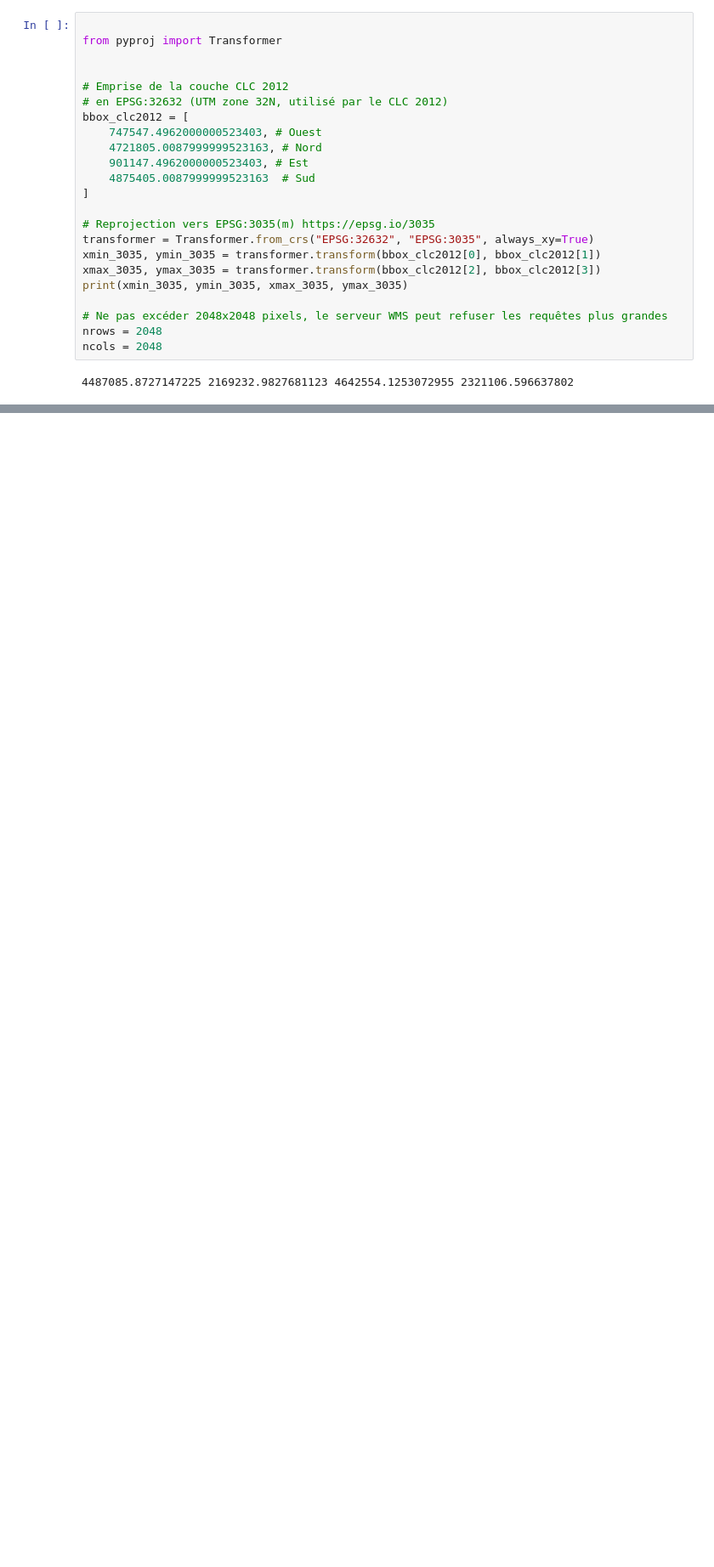
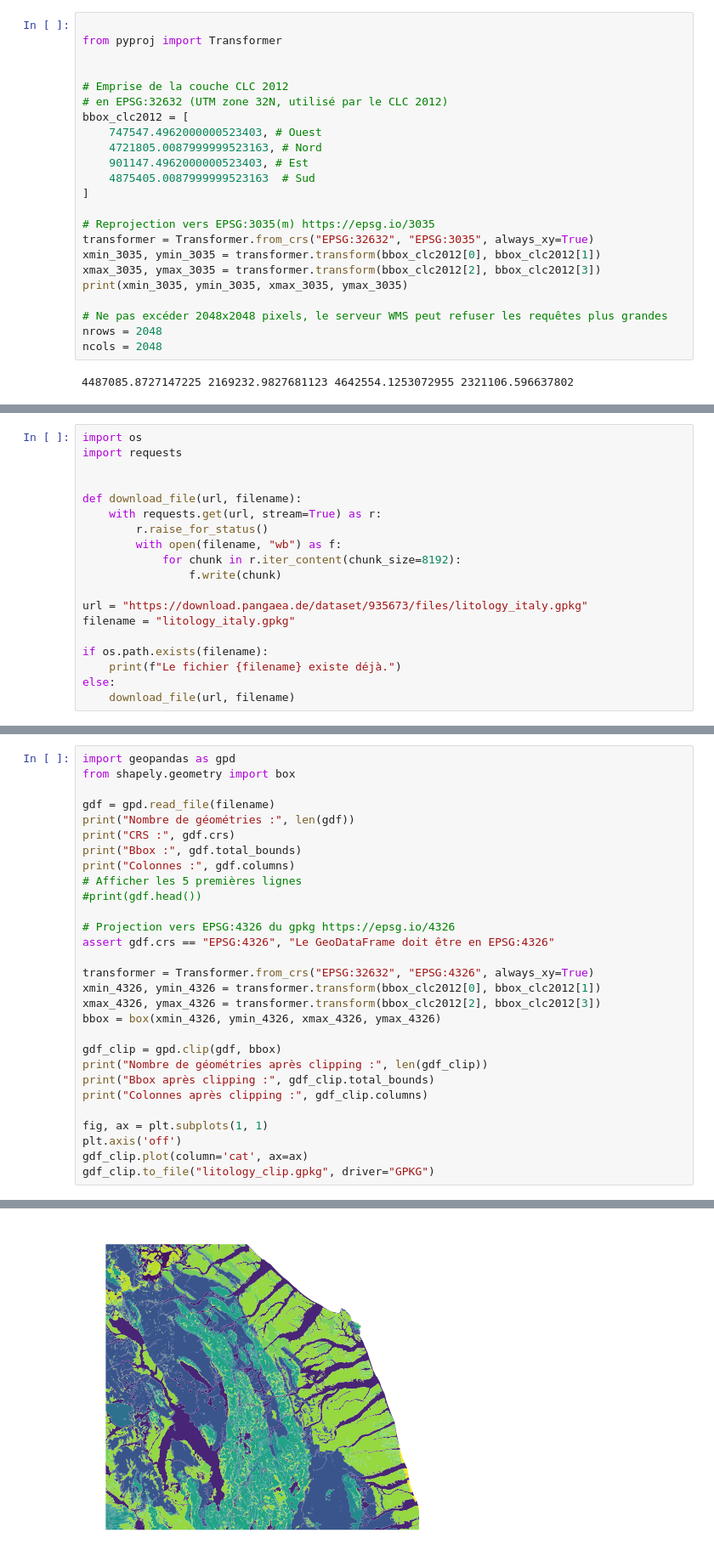
Before and after one commit to zwergon/pyslam, a Jupyter notebook: preprocessing/preprocessing.ipynb, the cells around one changed output, grey strips where cells are left out. Shown at 85% size. Cells and saved outputs as stored; diff of their text form; blank space fills up the shorter version.

```diff
--- a/preprocessing/preprocessing.ipynb
+++ b/preprocessing/preprocessing.ipynb
@@ -277 +280,20 @@ Bbox : BoundingBox(left=747547.4962, bottom=4721805.0088, right=901147.4962, top
 [figure]
+# %%
+import os
+import requests
+
+
+def download_file(url, filename):
+    with requests.get(url, stream=True) as r:
+        r.raise_for_status()
+        with open(filename, "wb") as f:
+            for chunk in r.iter_content(chunk_size=8192):
+                f.write(chunk)
+
+url = "https://download.pangaea.de/dataset/935673/files/litology_italy.gpkg"
+filename = "litology_italy.gpkg"
+
+if os.path.exists(filename):
+    print(f"Le fichier {filename} existe déjà.")
+else:
+    download_file(url, filename)
@@ -277,0 +302,30 @@ Bbox : BoundingBox(left=747547.4962, bottom=4721805.0088, right=901147.4962, top
+# %%
+import geopandas as gpd
+from shapely.geometry import box
+
+gdf = gpd.read_file(filename)
+print("Nombre de géométries :", len(gdf))
+print("CRS :", gdf.crs)
+print("Bbox :", gdf.total_bounds)
+print("Colonnes :", gdf.columns)
+# Afficher les 5 premières lignes
+#print(gdf.head())
+
+# Projection vers EPSG:4326 du gpkg https://epsg.io/4326
+assert gdf.crs == "EPSG:4326", "Le GeoDataFrame doit être en EPSG:4326"
+
+transformer = Transformer.from_crs("EPSG:32632", "EPSG:4326", always_xy=True)
+xmin_4326, ymin_4326 = transformer.transform(bbox_clc2012[0], bbox_clc2012[1])
+xmax_4326, ymax_4326 = transformer.transform(bbox_clc2012[2], bbox_clc2012[3])
+bbox = box(xmin_4326, ymin_4326, xmax_4326, ymax_4326)
+
+gdf_clip = gpd.clip(gdf, bbox)
+print("Nombre de géométries après clipping :", len(gdf_clip))
+print("Bbox après clipping :", gdf_clip.total_bounds)
+print("Colonnes après clipping :", gdf_clip.columns)
+
+fig, ax = plt.subplots(1, 1)
+plt.axis('off')
+gdf_clip.plot(column='cat', ax=ax)
+gdf_clip.to_file("litology_clip.gpkg", driver="GPKG")
+# %% [output]
@@ -277,0 +339 @@ Bbox : BoundingBox(left=747547.4962, bottom=4721805.0088, right=901147.4962, top
+[figure, added]
```
Also changed, not shown: parts of 11 cells of this notebook.
